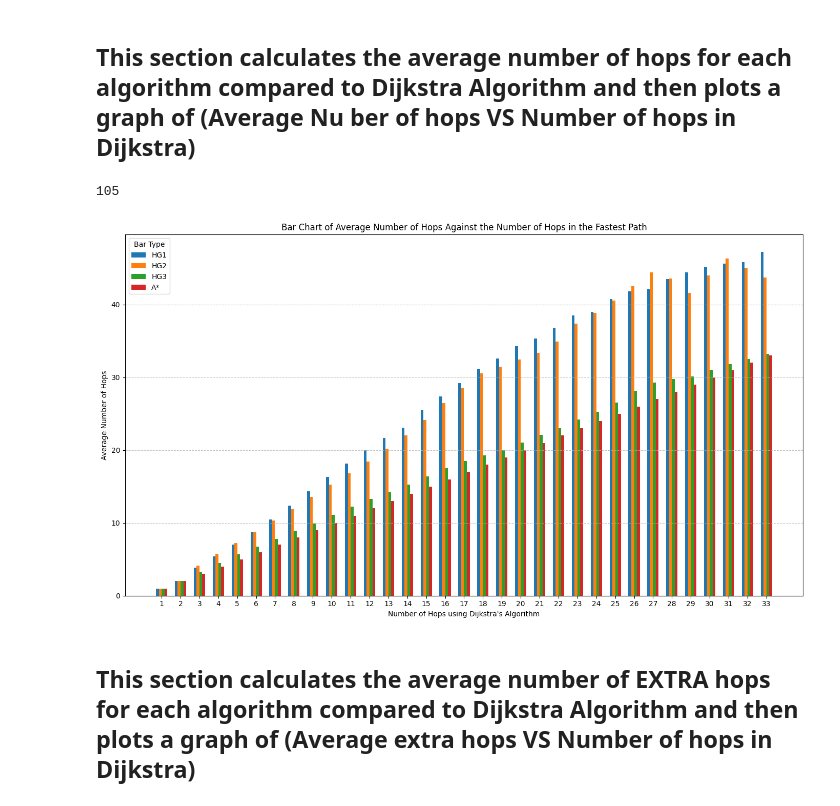
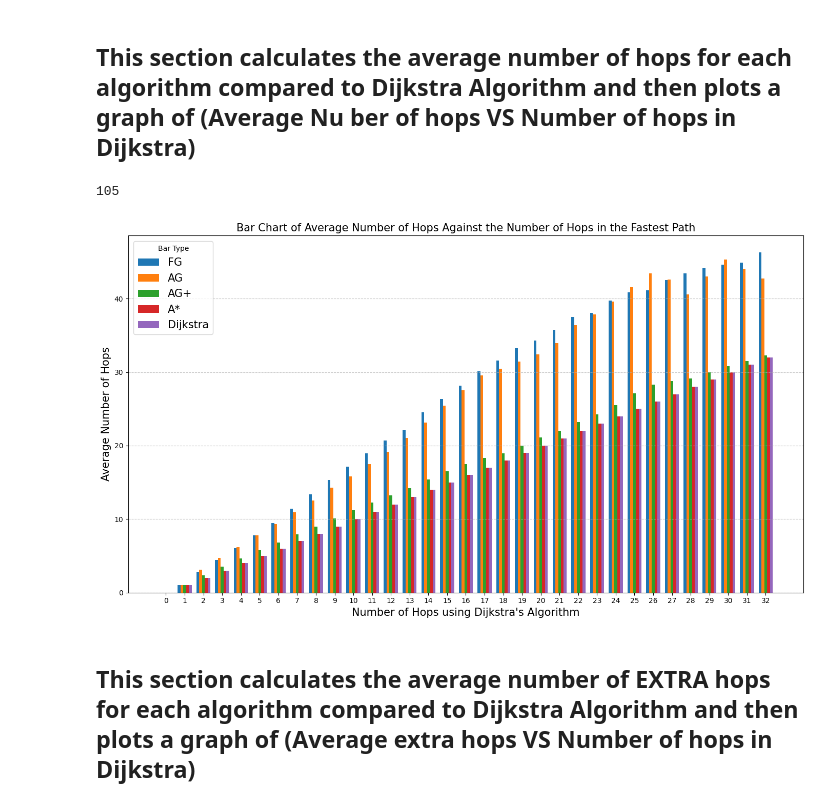
Before and after one commit to dylanljs04/human-gazed-algo, a Jupyter notebook: new_main.ipynb, the cells around one changed output. Saved outputs shown, nothing was run; the diff lists cells and outputs as text; code cells hidden in the pictures.

```diff
--- a/new_main.ipynb
+++ b/new_main.ipynb
@@ -33,7 +33,7 @@ import matplotlib.pyplot as plt
 import re
 import math
 # %%
-folder_path = "real_topologies"
+folder_path = "test_topologies"
 real_top = [file for file in os.listdir(folder_path) if file.endswith(".xlsx")]
 df_nodes = []
 df_edges = []
@@ -568,26 +650,29 @@ print(len(dg_paths))
 for j in range(len(real_top)):
     for i in range(len(dg_paths[f"DG_{j}"])):
         path = dg_paths[f"DG_{j}"][i]
-        hg1_error = len(hg1_paths[f"HG1_{j}"][i])
-        hg2_error = len(hg2_paths[f"HG2_{j}"][i])
-        hg3_error = len(hg3_paths[f"HG3_{j}"][i])
-        a_error = len(astar_paths[f"A_{j}"][i])
+        dg_length = len(path)-1
+        hg1_error = len(hg1_paths[f"HG1_{j}"][i])-1
+        hg2_error = len(hg2_paths[f"HG2_{j}"][i])-1
+        hg3_error = len(hg3_paths[f"HG3_{j}"][i])-1
+        a_error = len(astar_paths[f"A_{j}"][i])-1
 
-        if len(path) not in hops_differences:
-            hops_differences[len(path)] = [hg1_error, hg2_error, hg3_error, a_error, 1]
+        if dg_length not in hops_differences:
+            hops_differences[dg_length] = [hg1_error, hg2_error, hg3_error, a_error, dg_length, 1]
 
         else:
-            hops_differences[len(path)][0] += hg1_error
-            hops_differences[len(path)][1] += hg2_error
-            hops_differences[len(path)][2] += hg3_error
-            hops_differences[len(path)][3] += a_error
-            hops_differences[len(path)][4] += 1
+            hops_differences[dg_length][0] += hg1_error
+            hops_differences[dg_length][1] += hg2_error
+            hops_differences[dg_length][2] += hg3_error
+            hops_differences[dg_length][3] += a_error
+            hops_differences[dg_length][4] += dg_length
+            hops_differences[dg_length][5] += 1
 
 for i in hops_differences:
-    hops_differences[i][0] /= hops_differences[i][4]
-    hops_differences[i][1] /= hops_differences[i][4]
-    hops_differences[i][2] /= hops_differences[i][4]
-    hops_differences[i][3] /= hops_differences[i][4]
+    hops_differences[i][0] /= hops_differences[i][5]
+    hops_differences[i][1] /= hops_differences[i][5]
+    hops_differences[i][2] /= hops_differences[i][5]
+    hops_differences[i][3] /= hops_differences[i][5]
+    hops_differences[i][4] /= hops_differences[i][5]
 
 hops_differences = dict(sorted(hops_differences.items()))
 
@@ -596,42 +681,42 @@ hops_differences = dict(sorted(hops_differences.items()))
 
 # Prepare data for plotting
 keys = list(hops_differences.keys())
-values = [v[:4] for v in hops_differences.values()]  # Use only the first 5 values per key
+values = [v[:5] for v in hops_differences.values()]  # Use only the first 5 values per key
 
 # Create the figure
 fig, ax = plt.subplots(figsize=(14, 8))
 
 # Define x locations for each group of 5 bars
 x = np.arange(len(keys))  # Position of groups on x-axis
 bar_width = 0.15  # Width of each bar
-num_bars = 4  # Number of bars per group
+num_bars = 5  # Number of bars per group
 
 # Define custom labels for the legend
-labels = ['HG1', 'HG2', 'HG3', 'A*']
+labels = ['FG', 'AG', 'AG+', 'A*', "Dijkstra"]
 
 # Plot each of the 5 bars for all keys
 for i in range(num_bars):
     bar_positions = x + i * bar_width  # Offset each bar
     bar_values = [v[i] for v in values]
     ax.bar(bar_positions, bar_values, bar_width, label=labels[i])
 
 # Set x-ticks to the middle of the grouped bars
 ax.set_xticks(x + bar_width * (num_bars - 1) / 2)
 ax.set_xticklabels(keys)
 
 # Add labels, title, and legend
-plt.xlabel("Number of Hops using Dijkstra's Algorithm")
-plt.ylabel('Average Number of Hops')
-plt.title('Bar Chart of Average Number of Hops Against the Number of Hops in the Fastest Path')
-plt.legend(title="Bar Type")
+plt.xlabel("Number of Hops using Dijkstra's Algorithm", fontsize=15)
+plt.ylabel('Average Number of Hops', fontsize=15)
+plt.title('Bar Chart of Average Number of Hops Against the Number of Hops in the Fastest Path', fontsize=15)
+plt.legend(title="Bar Type", fontsize=15)
 plt.grid(axis='y', linestyle='--', alpha=0.7)
 
 # Show the plot
 plt.tight_layout()
 plt.show()
 # %% [output]
 105
-[figure, old version]
+[figure, new version]
 # %% [markdown]
 ## This section calculates the average number of **EXTRA** hops for each algorithm compared to Dijkstra Algorithm and then plots a graph of (Average extra hops VS Number of hops in Dijkstra)
 # %%
```
Also changed, not shown: parts of 11 cells of this notebook, 13 other files.
